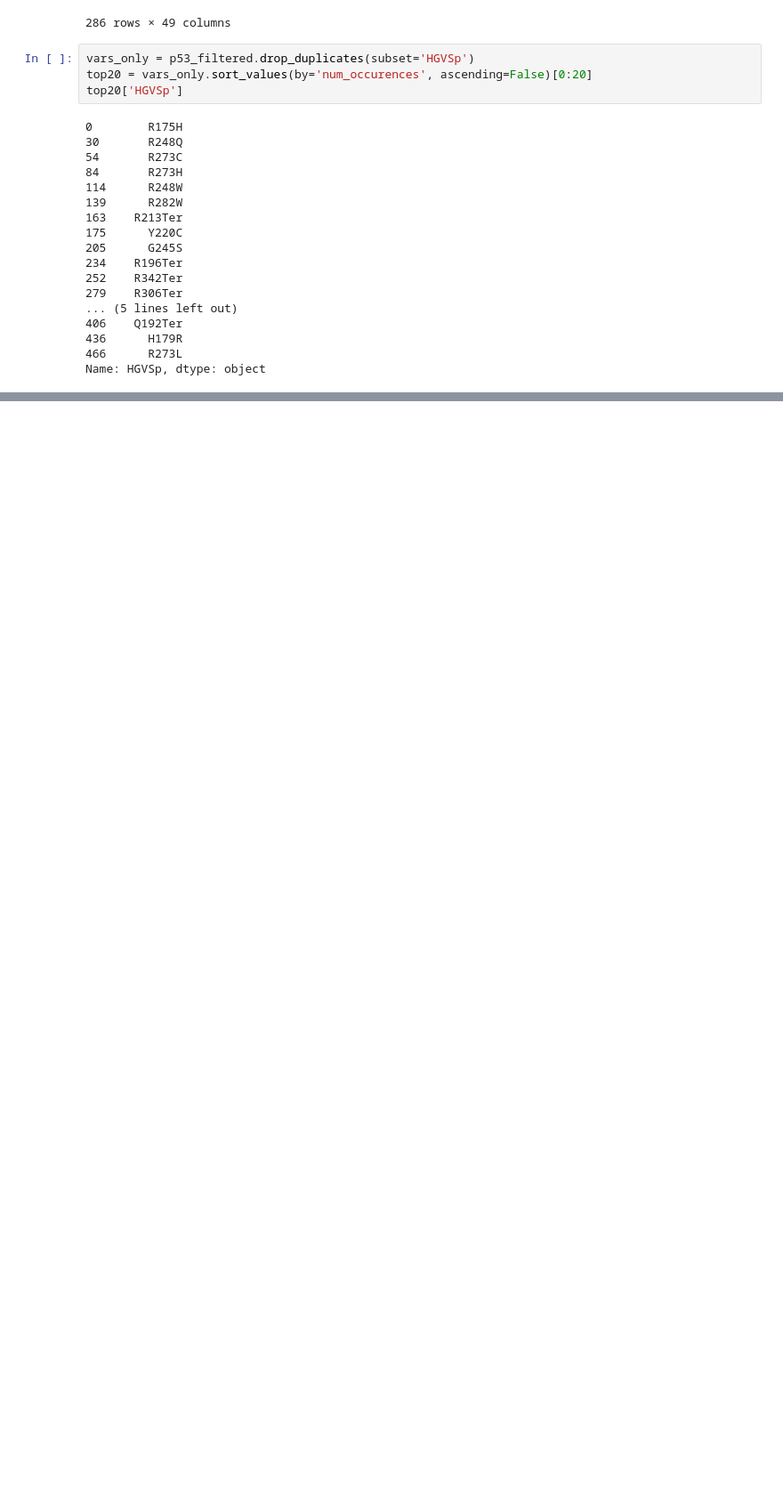
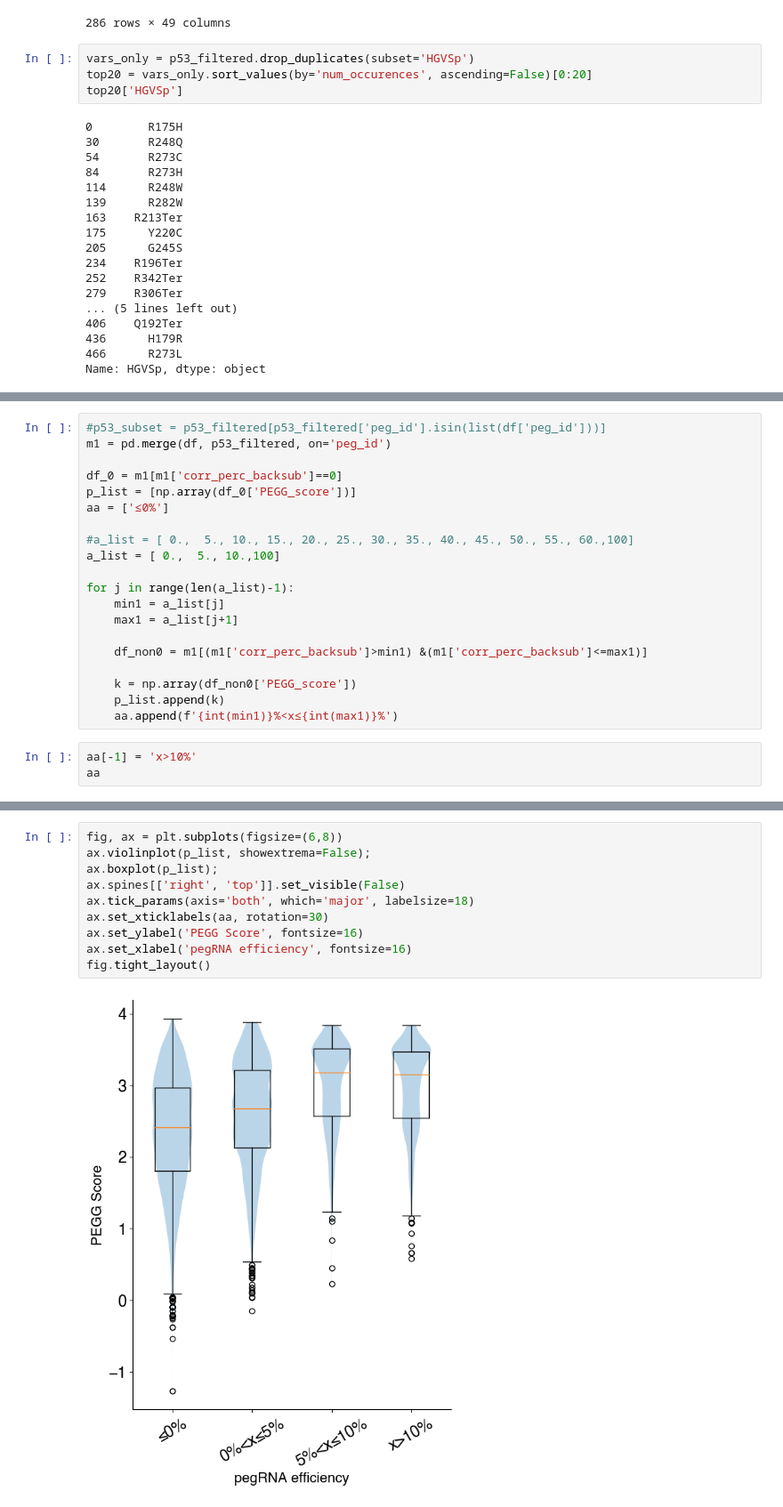
Before and after one commit to samgould2/p53-prime-editing-sensor, a Jupyter notebook: revision_analysis.ipynb, the cells around one changed output, grey strips where cells are left out. Shown at 89% size. Cells and saved outputs as stored; diff of their text form; blank space fills up the shorter version.

```diff
--- a/revision_analysis.ipynb
+++ b/revision_analysis.ipynb
@@ -988,0 +1132,23 @@ Name: HGVSp, dtype: object
+# %%
+#p53_subset = p53_filtered[p53_filtered['peg_id'].isin(list(df['peg_id']))]
+m1 = pd.merge(df, p53_filtered, on='peg_id')
+
+df_0 = m1[m1['corr_perc_backsub']==0]
+p_list = [np.array(df_0['PEGG_score'])]
+aa = ['≤0%']
+
+#a_list = [ 0.,  5., 10., 15., 20., 25., 30., 35., 40., 45., 50., 55., 60.,100]
+a_list = [ 0.,  5., 10.,100]
+
+for j in range(len(a_list)-1):
+    min1 = a_list[j]
+    max1 = a_list[j+1]
+
+    df_non0 = m1[(m1['corr_perc_backsub']>min1) &(m1['corr_perc_backsub']<=max1)]
+
+    k = np.array(df_non0['PEGG_score'])
+    p_list.append(k)
+    aa.append(f'{int(min1)}%<x≤{int(max1)}%')
+# %%
+aa[-1] = 'x>10%'
+aa
@@ -988,0 +1173,12 @@ Name: HGVSp, dtype: object
+# %%
+fig, ax = plt.subplots(figsize=(6,8))
+ax.violinplot(p_list, showextrema=False);
+ax.boxplot(p_list);
+ax.spines[['right', 'top']].set_visible(False)
+ax.tick_params(axis='both', which='major', labelsize=18)
+ax.set_xticklabels(aa, rotation=30)
+ax.set_ylabel('PEGG Score', fontsize=16)
+ax.set_xlabel('pegRNA efficiency', fontsize=16)
+fig.tight_layout()
+# %% [output]
+[figure, added]
```
Also changed, not shown: parts of 43 cells of this notebook, 15 other files.
